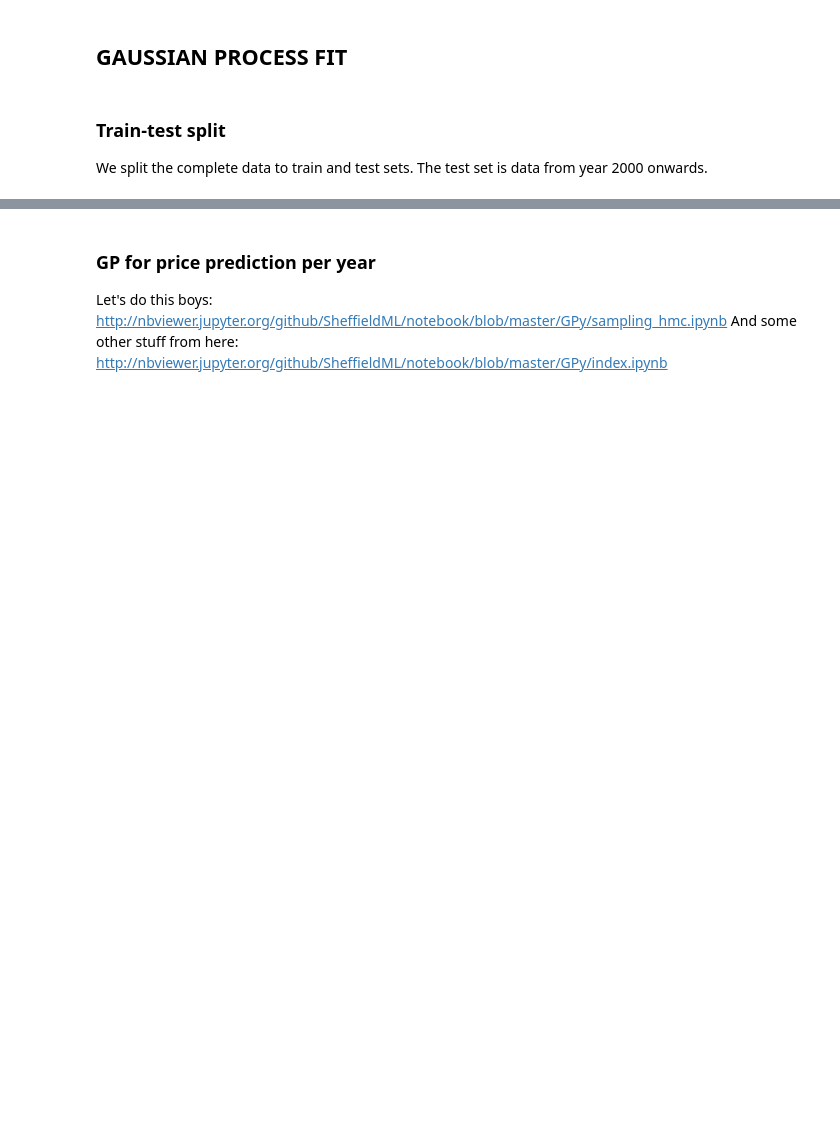
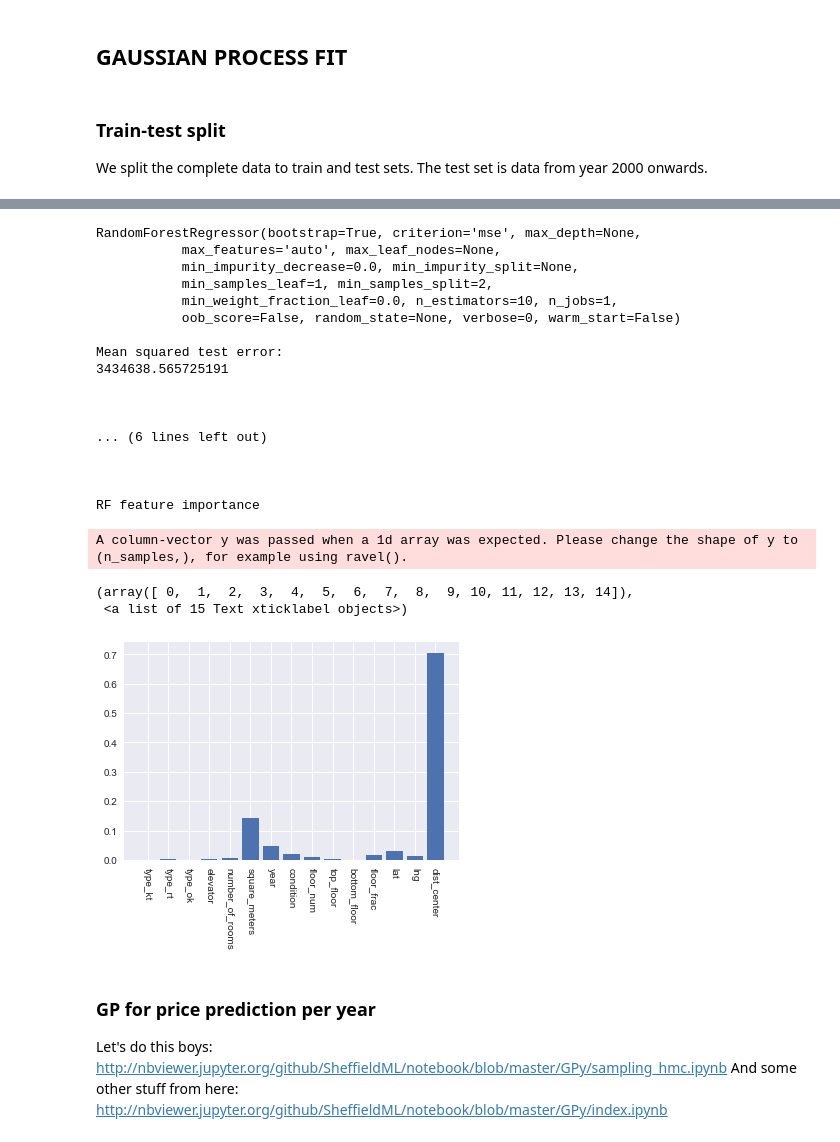
Before and after one commit to kaleaht/house-prices, a Jupyter notebook: sexy_book.ipynb, the cells around one changed output, grey strips where cells are left out. Drawn from its saved outputs; the diff is of its cells as text; code cells hidden in the pictures; blank space fills up the shorter version.

Commit message:
Better preprocessing, add baseline models

```diff
--- a/sexy_book.ipynb
+++ b/sexy_book.ipynb
@@ -304,3 +327,53 @@ Train and test set sizes:
+# %%
+from sklearn.neighbors import KNeighborsRegressor
+from sklearn.ensemble import RandomForestRegressor
+
+X_train_b = train_data.drop(columns=['price', 'price_per_square_meter'])
+Y_train_b = np.array(train_data['price_per_square_meter'])[:, None]
+
+X_test_b = test_data.drop(columns=['price', 'price_per_square_meter'])
+Y_test_b = np.array(test_data['price_per_square_meter'])[:, None]
+
+rf = RandomForestRegressor()
+kn = KNeighborsRegressor()
+
+rf.fit(X_train_b, Y_train_b)
+kn.fit(X_train_b, Y_train_b)
+
+for model in [rf, kn]:
+    print(model)
+    predictions = model.predict(X_test_b)[0]
+    mean_test_error = np.mean((predictions - Y_test_b)**2)
+    print('\nMean squared test error:')
+    print(mean_test_error)
+    print('\n\n')
+
+print('RF feature importance')
+
+plt.bar(range(0,15), rf.feature_importances_, tick_label = X_train_b.columns)
+plt.xticks(rotation=-90)
+# %% [output]
+RandomForestRegressor(bootstrap=True, criterion='mse', max_depth=None,
+           max_features='auto', max_leaf_nodes=None,
+           min_impurity_decrease=0.0, min_impurity_split=None,
+           min_samples_leaf=1, min_samples_split=2,
+           min_weight_fraction_leaf=0.0, n_estimators=10, n_jobs=1,
+           oob_score=False, random_state=None, verbose=0, warm_start=False)
+
+Mean squared test error:
+3434638.565725191
+
+
+
+... (6 lines left out)
+
+
+
+RF feature importance
+A column-vector y was passed when a 1d array was expected. Please change the shape of y to (n_samples,), for example using ravel().
+(array([ 0,  1,  2,  3,  4,  5,  6,  7,  8,  9, 10, 11, 12, 13, 14]),
+ <a list of 15 Text xticklabel objects>)
+[figure, added]
 # %% [markdown]
 ### GP for price prediction per year
 Let's do this boys: http://nbviewer.jupyter.org/github/SheffieldML/notebook/blob/master/GPy/sampling_hmc.ipynb
```
Also changed, not shown: parts of 13 cells of this notebook.
